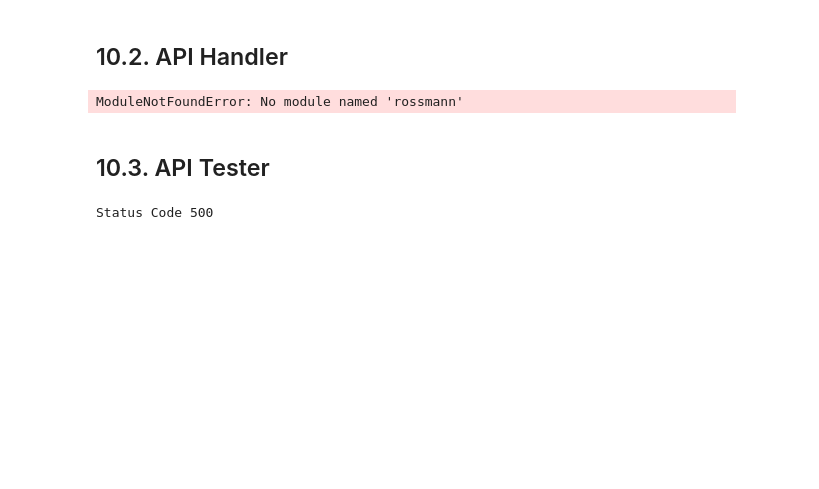
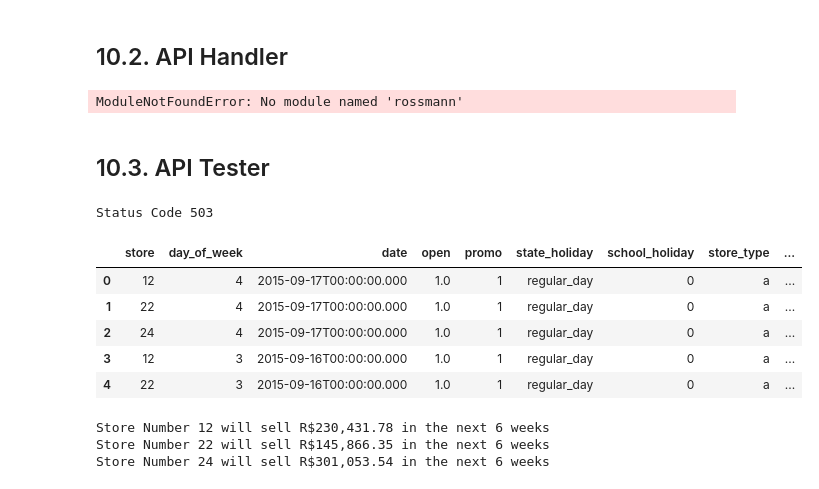
Before and after one commit to gustavohssBR/Ds_em_producao, a Jupyter notebook: notebooks/ds_ciclo_10.ipynb, the cells around one changed output. Saved outputs shown, nothing was run; the diff lists cells and outputs as text; code cells hidden in the pictures; blank space fills up the shorter version.

```diff
--- a/notebooks/ds_ciclo_10.ipynb
+++ b/notebooks/ds_ciclo_10.ipynb
@@ -2108,7 +2108,7 @@ df10 = pd.read_csv( '/home/gustavo/Projects/CDS/DS_em_producao/datasets/test.csv
 df_test = pd.merge( df10, df_store_raw, how='left', on='Store' )
 
 # choose store for prediction
-df_test = df_test[df_test['Store'] == 22]
+df_test = df_test[df_test['Store'].isin( [24, 12, 22] )]
 
 # remove closed days
 df_test = df_test[df_test['Open'] != 0 ]
@@ -2120,13 +2120,34 @@ import json
 data = json.dumps(df_test.to_dict( orient='records' ))
 # %%
 # API Call
-url = 'http://0.0.0.0:5000/rossmann/predict'
-#url = 'http://172.19.233.174:5000/rossmann/predict'
-#url = 'http://127.0.0.1:5000/rossmann/predict'
+#url = 'http://0.0.0.0:5000/rossmann/predict'
+url = 'https://rossmann-model-ghss-6312d83a0f7b.herokuapp.com/'
+
 header = {'Content-type' : 'application/json'}
 data = data
 
 r = requests.post( url, data=data, headers=header )
 print( 'Status Code {}'.format( r.status_code ) )
 # %% [output]
-Status Code 500
+Status Code 503
+# %%
+d1 = pd.DataFrame( r.json(), columns=r.json()[0].keys() )
+# %%
+d1.head()
+# %% [output]
+|  | store | day_of_week | date | open | promo | state_holiday | school_holiday | store_type | ... |
+| 0 | 12 | 4 | 2015-09-17T00:00:00.000 | 1.0 | 1 | regular_day | 0 | a | ... |
+| 1 | 22 | 4 | 2015-09-17T00:00:00.000 | 1.0 | 1 | regular_day | 0 | a | ... |
+| 2 | 24 | 4 | 2015-09-17T00:00:00.000 | 1.0 | 1 | regular_day | 0 | a | ... |
+| 3 | 12 | 3 | 2015-09-16T00:00:00.000 | 1.0 | 1 | regular_day | 0 | a | ... |
+| 4 | 22 | 3 | 2015-09-16T00:00:00.000 | 1.0 | 1 | regular_day | 0 | a | ... |
+# %%
+# o valor total da previsão das proximas 6 semanas da loja 22
+d2 = d1[['store', 'prediction']].groupby('store').sum().reset_index()
+
+for i in range( len( d2 ) ):
+    print( 'Store Number {} will sell R${:,.2f} in the next 6 weeks'.format( d2.loc[i, 'store'], d2.loc[i, 'prediction'] ) )
+# %% [output]
+Store Number 12 will sell R$230,431.78 in the next 6 weeks
+Store Number 22 will sell R$145,866.35 in the next 6 weeks
+Store Number 24 will sell R$301,053.54 in the next 6 weeks
```
Also changed, not shown: parts of 2 cells of this notebook.
